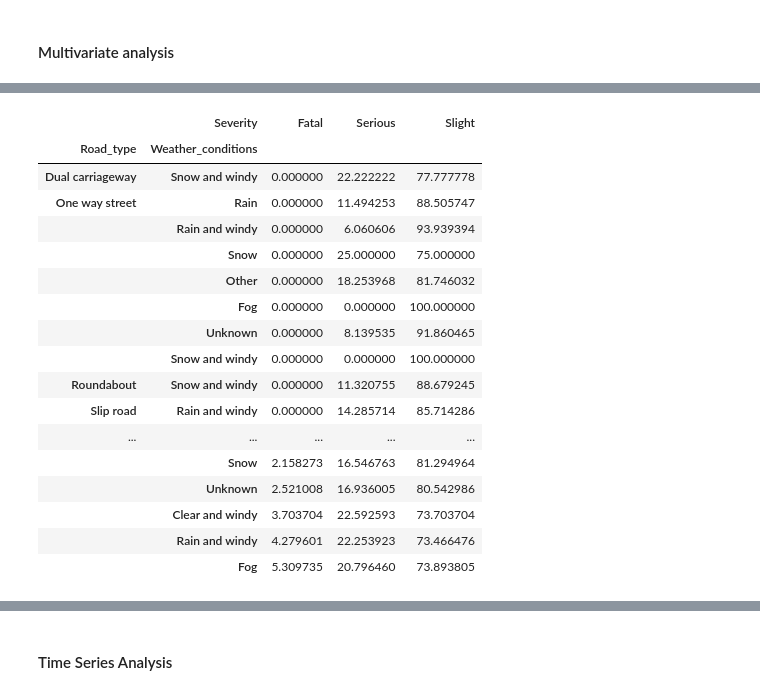
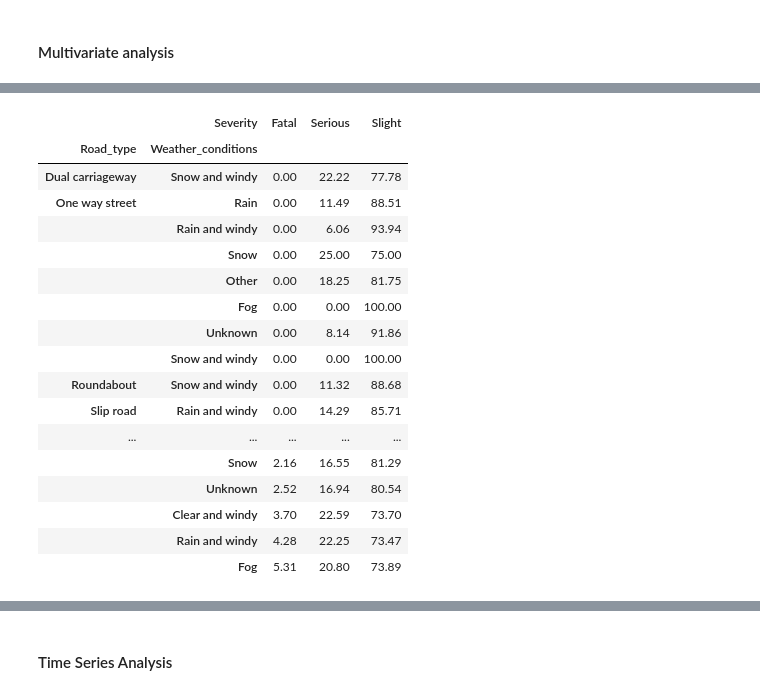
Before and after one commit to mchase007/EDA_UK_Bicycle_Accidents_1979_2018, a Jupyter notebook: EDA_BicycleAccidents.ipynb, the cells around one changed output, grey strips where cells are left out. Saved outputs shown, nothing was run; the diff lists cells and outputs as text; code cells hidden in the pictures.

```diff
--- a/EDA_BicycleAccidents.ipynb
+++ b/EDA_BicycleAccidents.ipynb
@@ -1236,24 +1312,24 @@ light_rdtype_severity_percent_cross_table.sort_values(by='Fatal')
 # %%
 # Severity of accidents by weather condition and road type
-wther_rdtype_severity_count_cross_table = count_cross_tabs(df_Ac_Bk_clean,['Road_type','Weather_conditions'],['Severity'])
-wther_rdtype_severity_percent_cross_table = percent_cross_tabs(df_Ac_Bk_clean,['Road_type','Weather_conditions'],['Severity'])
+wther_rdtype_severity_count_cross_table = count_cross_tabs(df_Ac_Bk_clean,['Road_type','Weather_conditions'],['Severity']).sort_values(by='Fatal')
+wther_rdtype_severity_percent_cross_table = percent_cross_tabs(df_Ac_Bk_clean,['Road_type','Weather_conditions'],['Severity']).round(2).sort_values(by='Fatal')
 wther_rdtype_severity_percent_cross_table.sort_values(by='Fatal')
 # %% [output]
 |  | Severity | Fatal | Serious | Slight |
 | Road_type | Weather_conditions |  |  |  |
-| Dual carriageway | Snow and windy | 0.000000 | 22.222222 | 77.777778 |
-| One way street | Rain | 0.000000 | 11.494253 | 88.505747 |
-|  | Rain and windy | 0.000000 | 6.060606 | 93.939394 |
-|  | Snow | 0.000000 | 25.000000 | 75.000000 |
-|  | Other | 0.000000 | 18.253968 | 81.746032 |
-|  | Fog | 0.000000 | 0.000000 | 100.000000 |
-|  | Unknown | 0.000000 | 8.139535 | 91.860465 |
-|  | Snow and windy | 0.000000 | 0.000000 | 100.000000 |
-| Roundabout | Snow and windy | 0.000000 | 11.320755 | 88.679245 |
-| Slip road | Rain and windy | 0.000000 | 14.285714 | 85.714286 |
+| Dual carriageway | Snow and windy | 0.00 | 22.22 | 77.78 |
+| One way street | Rain | 0.00 | 11.49 | 88.51 |
+|  | Rain and windy | 0.00 | 6.06 | 93.94 |
+|  | Snow | 0.00 | 25.00 | 75.00 |
+|  | Other | 0.00 | 18.25 | 81.75 |
+|  | Fog | 0.00 | 0.00 | 100.00 |
+|  | Unknown | 0.00 | 8.14 | 91.86 |
+|  | Snow and windy | 0.00 | 0.00 | 100.00 |
+| Roundabout | Snow and windy | 0.00 | 11.32 | 88.68 |
+| Slip road | Rain and windy | 0.00 | 14.29 | 85.71 |
 | ... | ... | ... | ... | ... |
-|  | Snow | 2.158273 | 16.546763 | 81.294964 |
-|  | Unknown | 2.521008 | 16.936005 | 80.542986 |
-|  | Clear and windy | 3.703704 | 22.592593 | 73.703704 |
-|  | Rain and windy | 4.279601 | 22.253923 | 73.466476 |
-|  | Fog | 5.309735 | 20.796460 | 73.893805 |
+|  | Snow | 2.16 | 16.55 | 81.29 |
+|  | Unknown | 2.52 | 16.94 | 80.54 |
+|  | Clear and windy | 3.70 | 22.59 | 73.70 |
+|  | Rain and windy | 4.28 | 22.25 | 73.47 |
+|  | Fog | 5.31 | 20.80 | 73.89 |
```
Also changed, not shown: parts of 44 cells of this notebook.
